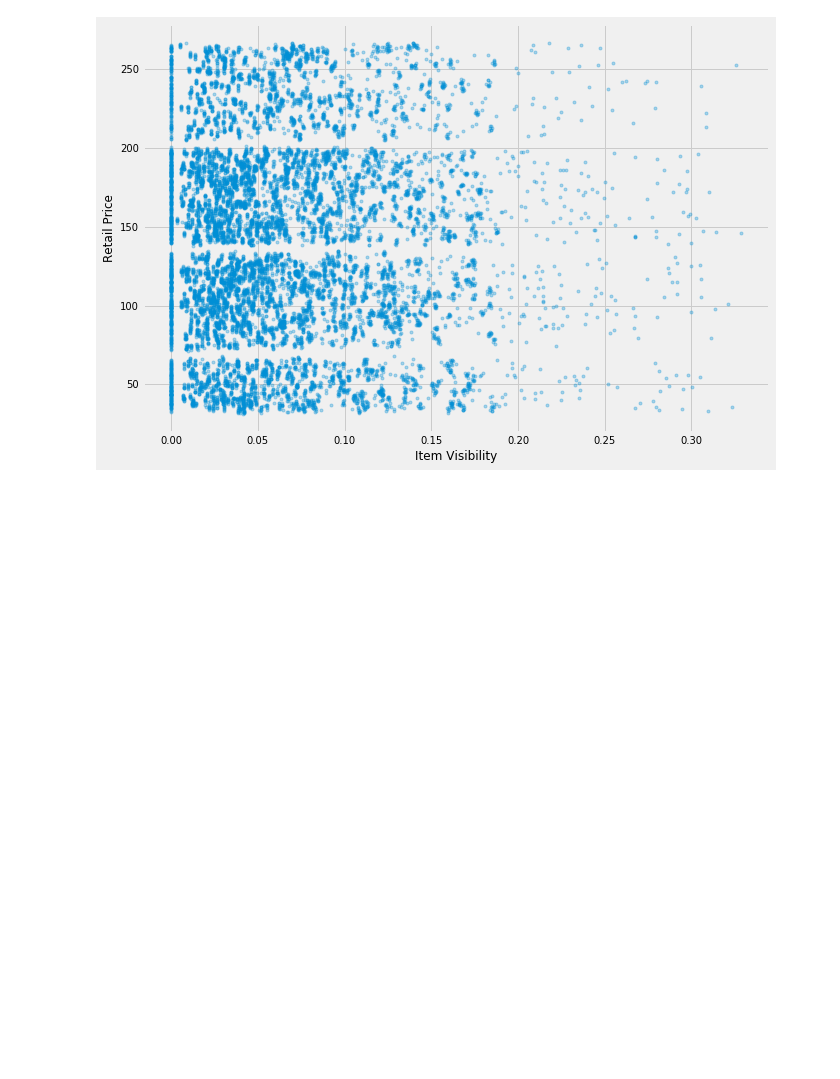
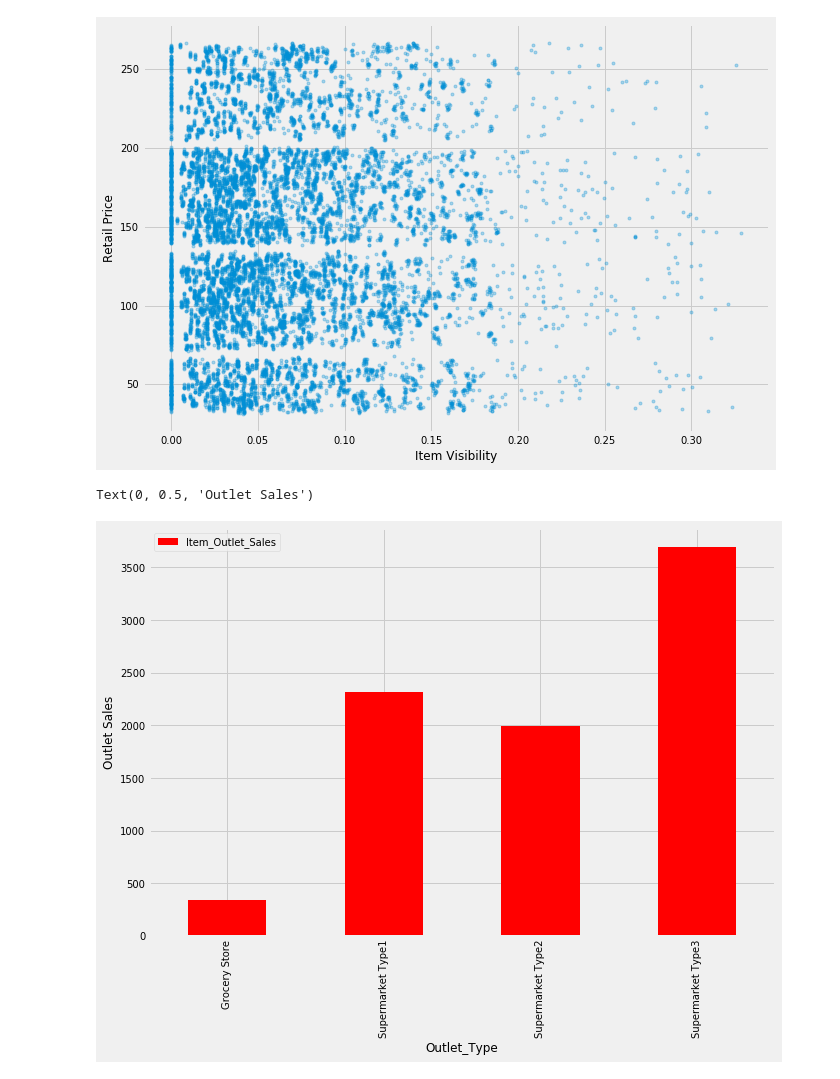
Before and after one commit to sakhawath19/Python, a Jupyter notebook: projects/sell_prediction/sell_prediction.ipynb, the cells around one changed output. Cells and saved outputs as stored; diff of their text form; code cells hidden in the pictures; blank space fills up the shorter version.

```diff
--- a/projects/sell_prediction/sell_prediction.ipynb
+++ b/projects/sell_prediction/sell_prediction.ipynb
@@ -248,3 +248,12 @@ plt.plot(df['Item_Visibility'], df['Item_MRP'], '.', alpha=0.3)
 # %% [output]
 [<matplotlib.lines.Line2D at 0x...>]
 [figure]
+# %%
+outlet_type_table = pd.pivot_table(df, values='Item_Outlet_Sales',
+    index='Outlet_Type',
+    aggfunc='mean',)
+outlet_type_table.plot(kind='bar', color='red', figsize=(10,7))
+plt.ylabel('Outlet Sales')
+# %% [output]
+Text(0, 0.5, 'Outlet Sales')
+[figure, added]
```
Also changed, not shown: parts of 6 cells of this notebook.
